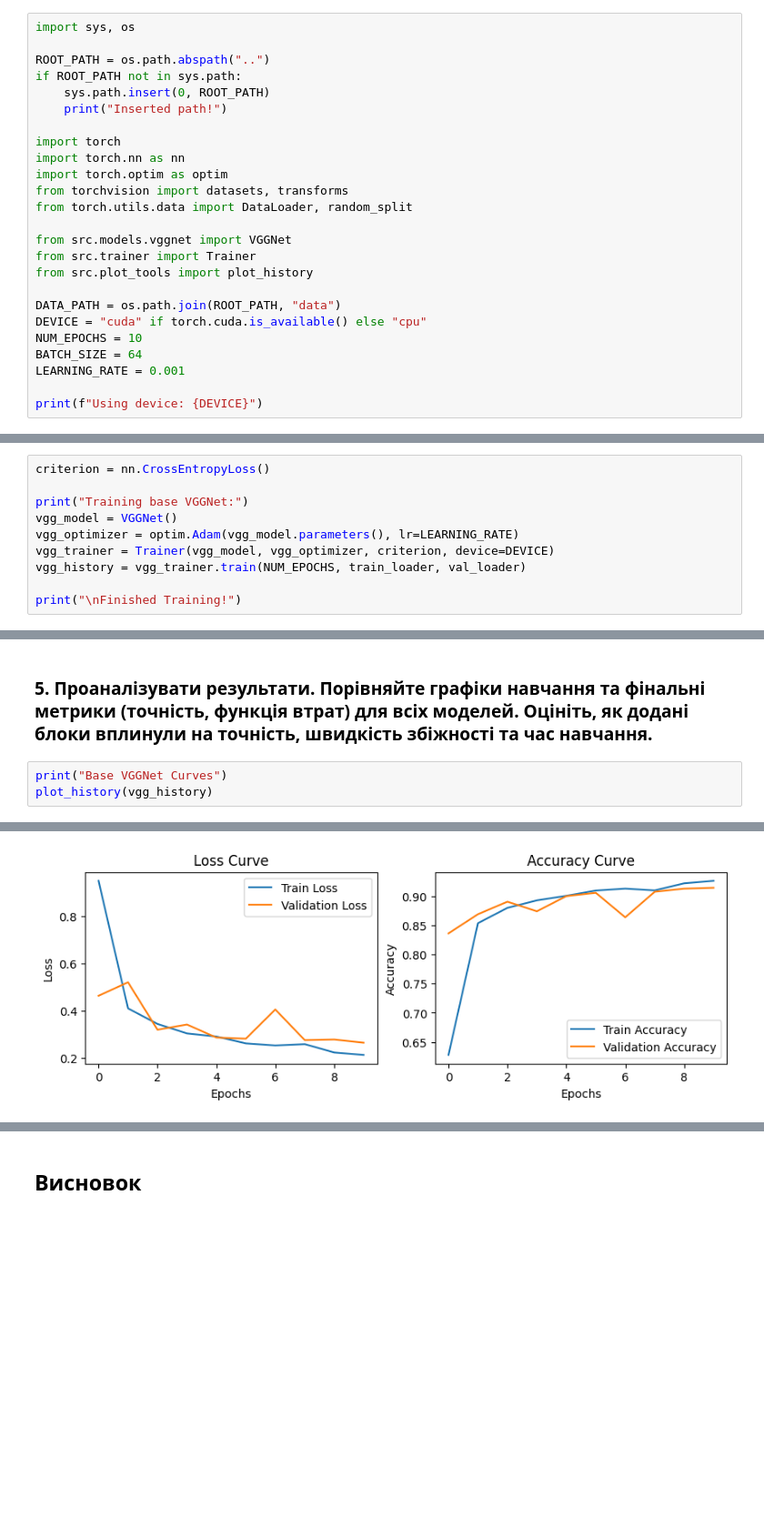
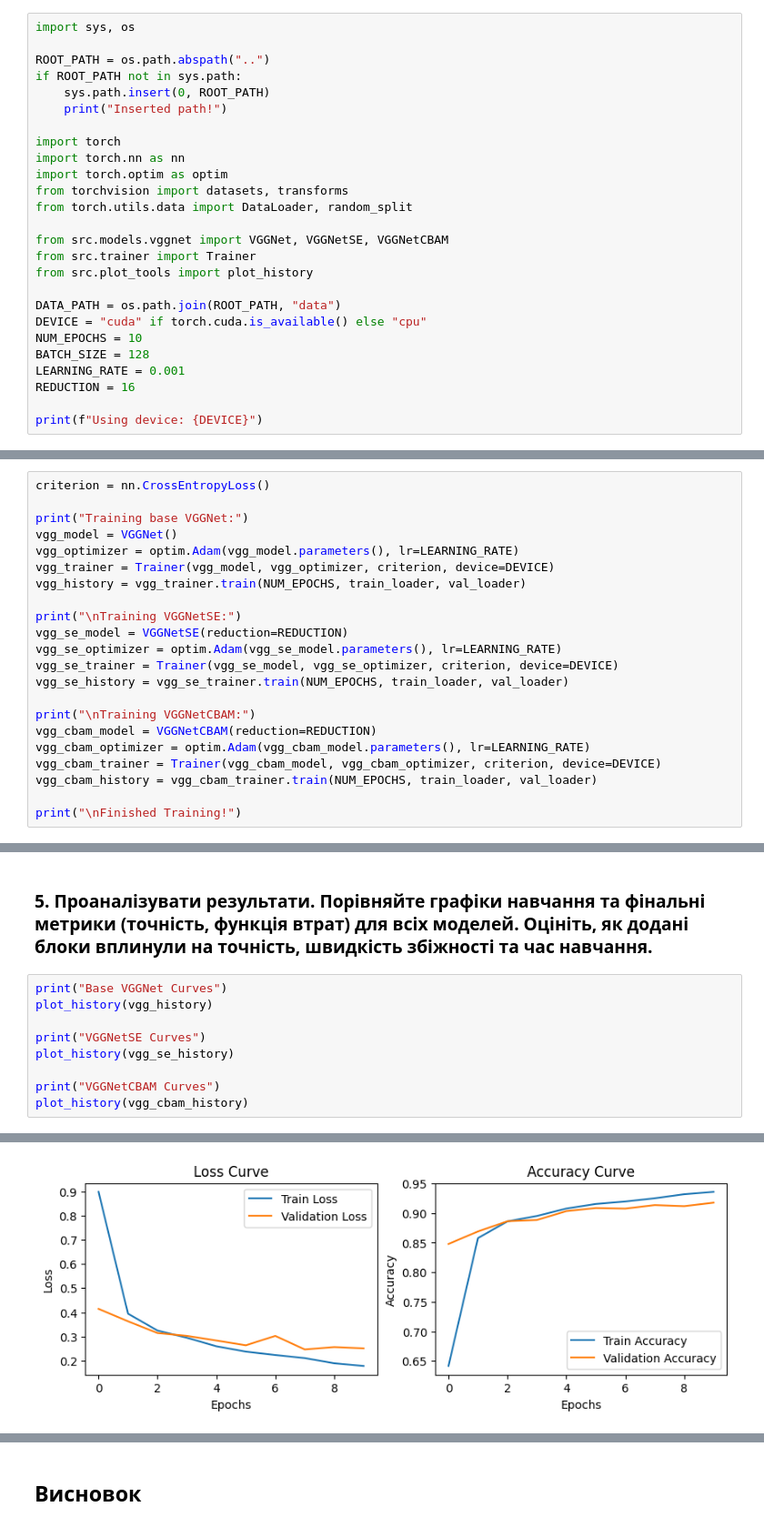
Before and after one commit to maridodonova/iasa-computer-vision, a Jupyter notebook: notebooks/lab4.ipynb, the cells around one changed output, grey strips where cells are left out. Shown: that part at 91% size. Cells and saved outputs as stored; diff of their text form; blank space fills up the shorter version.

Commit message:
train and test VGGNet, VGGNetSE, and VGGNetCBAM

```diff
--- a/notebooks/lab4.ipynb
+++ b/notebooks/lab4.ipynb
@@ -48,15 +48,16 @@ import torch.optim as optim
 from torchvision import datasets, transforms
 from torch.utils.data import DataLoader, random_split
 
-from src.models.vggnet import VGGNet
+from src.models.vggnet import VGGNet, VGGNetSE, VGGNetCBAM
 from src.trainer import Trainer
 from src.plot_tools import plot_history
 
 DATA_PATH = os.path.join(ROOT_PATH, "data")
 DEVICE = "cuda" if torch.cuda.is_available() else "cpu"
 NUM_EPOCHS = 10
-BATCH_SIZE = 64
+BATCH_SIZE = 128
 LEARNING_RATE = 0.001
+REDUCTION = 16
 
 print(f"Using device: {DEVICE}")
 # %% [output]
@@ -95,6 +106,18 @@ vgg_optimizer = optim.Adam(vgg_model.parameters(), lr=LEARNING_RATE)
 vgg_trainer = Trainer(vgg_model, vgg_optimizer, criterion, device=DEVICE)
 vgg_history = vgg_trainer.train(NUM_EPOCHS, train_loader, val_loader)
 
+print("\nTraining VGGNetSE:")
+vgg_se_model = VGGNetSE(reduction=REDUCTION)
+vgg_se_optimizer = optim.Adam(vgg_se_model.parameters(), lr=LEARNING_RATE)
+vgg_se_trainer = Trainer(vgg_se_model, vgg_se_optimizer, criterion, device=DEVICE)
+vgg_se_history = vgg_se_trainer.train(NUM_EPOCHS, train_loader, val_loader)
+
+print("\nTraining VGGNetCBAM:")
+vgg_cbam_model = VGGNetCBAM(reduction=REDUCTION)
+vgg_cbam_optimizer = optim.Adam(vgg_cbam_model.parameters(), lr=LEARNING_RATE)
+vgg_cbam_trainer = Trainer(vgg_cbam_model, vgg_cbam_optimizer, criterion, device=DEVICE)
+vgg_cbam_history = vgg_cbam_trainer.train(NUM_EPOCHS, train_loader, val_loader)
+
 print("\nFinished Training!")
 # %% [output]
 Training base VGGNet:
@@ -115,6 +142,12 @@ Finished Training!
 # %%
 print("Base VGGNet Curves")
 plot_history(vgg_history)
+
+print("VGGNetSE Curves")
+plot_history(vgg_se_history)
+
+print("VGGNetCBAM Curves")
+plot_history(vgg_cbam_history)
 # %% [output]
 Base VGGNet Curves
-[figure, old version]
+[figure, new version]
```
Also changed, not shown: parts of 5 cells of this notebook.
